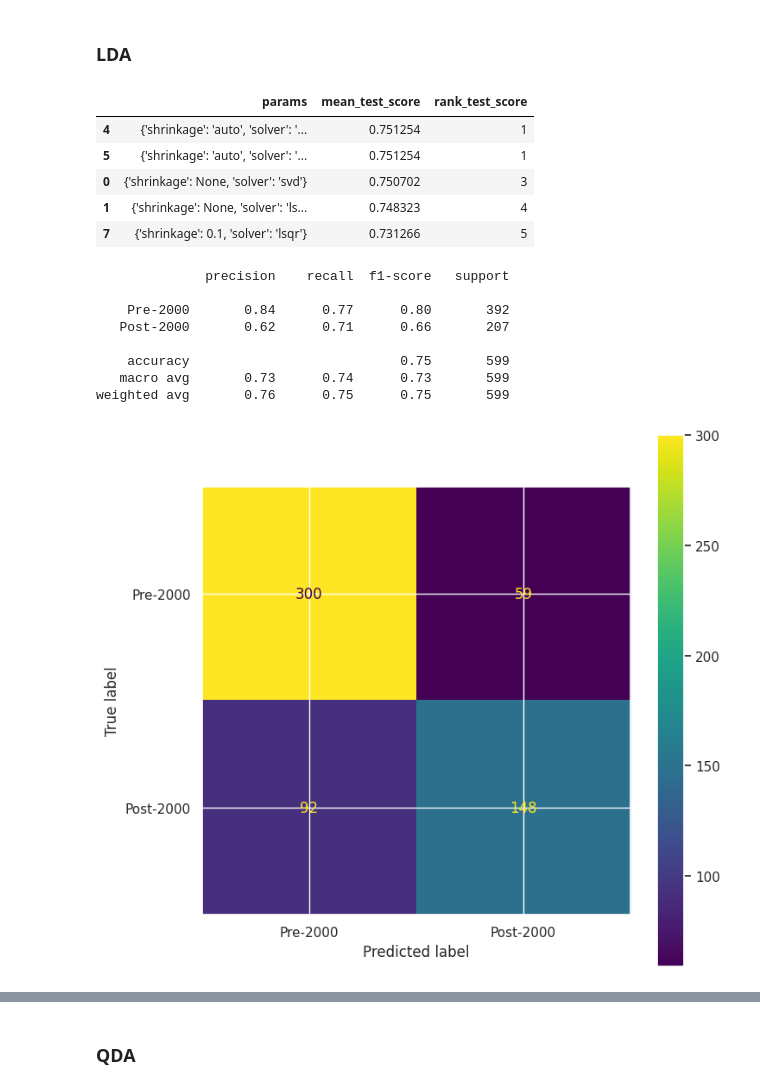
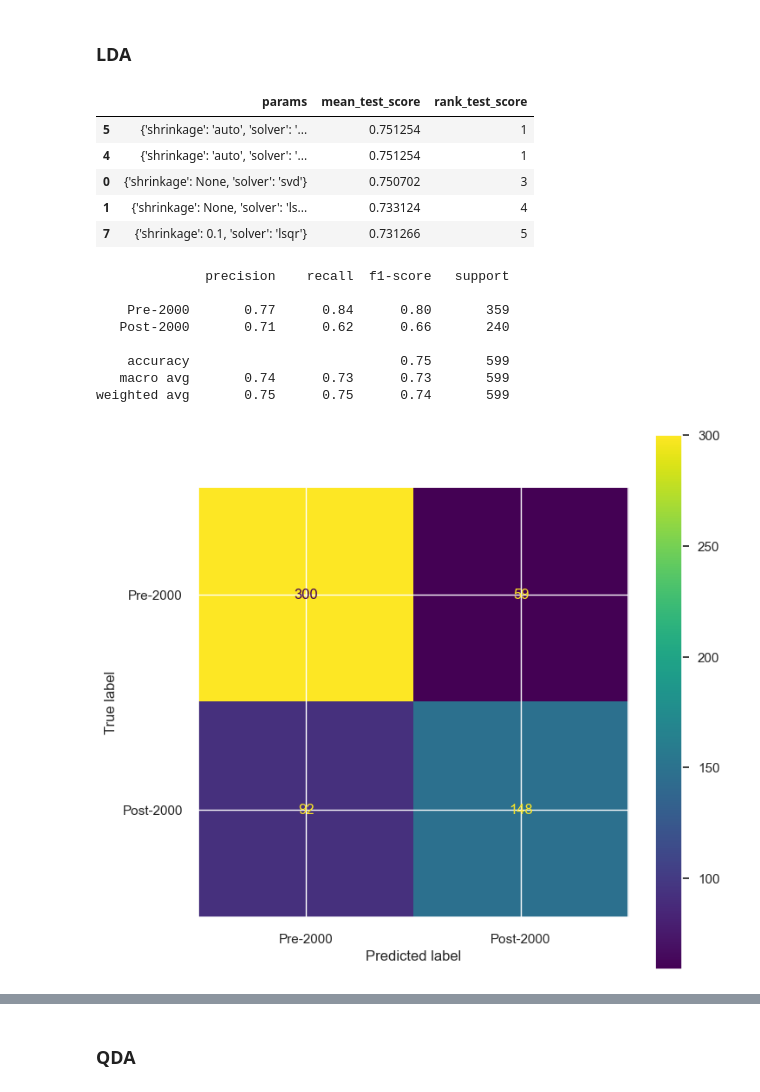
Before and after one commit to ericryhr/APA-PRACTICA, a Jupyter notebook: models/classification.ipynb, the cells around one changed output, grey strips where cells are left out. Drawn from its saved outputs; the diff is of its cells as text; code cells hidden in the pictures.

```diff
--- a/models/classification.ipynb
+++ b/models/classification.ipynb
@@ -48,11 +50,11 @@ from sklearn.preprocessing import MinMaxScaler
 
 data_columns = x_train.columns
 scaler = MinMaxScaler()
-x_train = pd.DataFrame(scaler.fit_transform(x_train))
-x_test = pd.DataFrame(scaler.transform(x_test))
-x_train.columns = x_test.columns = data_columns
+x_train_norm = pd.DataFrame(scaler.fit_transform(x_train))
+x_test_norm = pd.DataFrame(scaler.transform(x_test))
+x_train_norm.columns = x_test_norm.columns = data_columns
 
-x_train.describe().T
+x_train_norm.describe().T
 # %% [output]
 |  | count | mean | std | min | 25% | 50% | 75% | max |
 | BPM | 1395.0 | 0.456174 | 0.179555 | 0.0 | 0.318471 | 0.452229 | 0.557325 | 1.0 |
@@ -133,6 +155,9 @@ ConfusionMatrixDisplay.from_estimator(gnb_model, x_test,y_test, display_labels=c
 ### LDA
 # %%
 from sklearn.discriminant_analysis import LinearDiscriminantAnalysis
+from imblearn.under_sampling import RandomUnderSampler
+from imblearn.over_sampling import  RandomOverSampler, SMOTE
+from imblearn.pipeline import make_pipeline, Pipeline
 
 
 param = {
@@ -145,31 +170,32 @@ lda = GridSearchCV(LinearDiscriminantAnalysis(),
                    cv=cv,
                    n_jobs=-1,
                    scoring='f1_weighted',
-                   refit=True).fit(x_train, y_train);
+                   refit=True).fit(x_train_norm, y_train);
+
 
 show_html(pd.DataFrame(lda.cv_results_).loc[:,['params', 'mean_test_score','rank_test_score']].sort_values(by='rank_test_score').head().to_html())
 # %% [output]
 |  | params | mean_test_score | rank_test_score |
+| 5 | {'shrinkage': 'auto', 'solver': '... | 0.751254 | 1 |
 | 4 | {'shrinkage': 'auto', 'solver': '... | 0.751254 | 1 |
-| 5 | {'shrinkage': 'auto', 'solver': '... | 0.751254 | 1 |
 | 0 | {'shrinkage': None, 'solver': 'svd'} | 0.750702 | 3 |
-| 1 | {'shrinkage': None, 'solver': 'ls... | 0.748323 | 4 |
+| 1 | {'shrinkage': None, 'solver': 'ls... | 0.733124 | 4 |
 | 7 | {'shrinkage': 0.1, 'solver': 'lsqr'} | 0.731266 | 5 |
 # %%
-print(classification_report(lda.predict(x_test), y_test, target_names=clss))
-results_df = save_results(lda, x_test, y_test, 'LDA', results_df)
+print(classification_report(y_test, lda.predict(x_test_norm), target_names=clss))
+results_df = save_results(lda, x_test_norm, y_test, 'LDA', results_df)
 # %% [output]
               precision    recall  f1-score   support
 
-    Pre-2000       0.84      0.77      0.80       392
-   Post-2000       0.62      0.71      0.66       207
+    Pre-2000       0.77      0.84      0.80       359
+   Post-2000       0.71      0.62      0.66       240
 
     accuracy                           0.75       599
-   macro avg       0.73      0.74      0.73       599
-weighted avg       0.76      0.75      0.75       599
+   macro avg       0.74      0.73      0.73       599
+weighted avg       0.75      0.75      0.74       599
 # %%
 plt.figure(figsize=(8,8));
-ConfusionMatrixDisplay.from_estimator(lda, x_test,y_test, display_labels=clss, ax=plt.subplot());
+ConfusionMatrixDisplay.from_estimator(lda, x_test_norm,y_test, display_labels=clss, ax=plt.subplot());
 # %% [output]
-[figure, old version]
+[figure, new version]
 # %%
```
Also changed, not shown: parts of 71 cells of this notebook.
